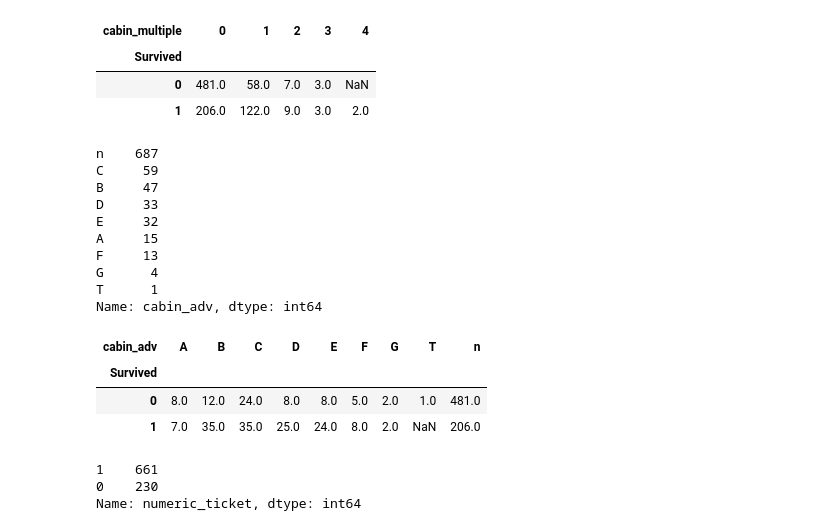
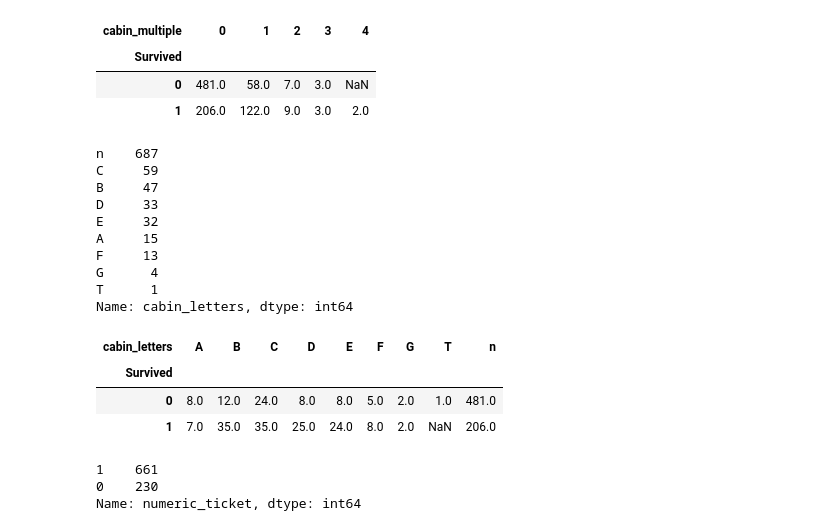
Before and after one commit to JustaKris/Titanic-ML-Kaggle, a Jupyter notebook: notebook/Titanic-Machine-Learning-from-Disaster.ipynb, the cells around one changed output. Drawn from its saved outputs; the diff is of its cells as text; code cells hidden in the pictures.

```diff
--- a/notebook/Titanic-Machine-Learning-from-Disaster.ipynb
+++ b/notebook/Titanic-Machine-Learning-from-Disaster.ipynb
@@ -283,8 +284,8 @@ pd.pivot_table(
 | 1 | 206.0 | 122.0 | 9.0 | 3.0 | 2.0 |
 # %%
 # Creates categories based on the cabin letter (n stands for null). In this case we will treat null values like a separate category.
-train['cabin_adv'] = train.Cabin.apply(lambda x: str(x)[0])
-print(train.cabin_adv.value_counts())
+train['cabin_letters'] = train.Cabin.apply(lambda x: str(x)[0])
+print(train.cabin_letters.value_counts())
 # %% [output]
 n    687
 C     59
@@ -295,18 +296,18 @@ A     15
 F     13
 G      4
 T      1
-Name: cabin_adv, dtype: int64
+Name: cabin_letters, dtype: int64
 # %%
 # Comparing surivial rate by cabin
 pd.pivot_table(
     train,
     index='Survived',
-    columns='cabin_adv',
+    columns='cabin_letters',
     values='Name',
     aggfunc='count'
 )
 # %% [output]
-| cabin_adv | A | B | C | D | E | F | G | T | n |
+| cabin_letters | A | B | C | D | E | F | G | T | n |
 | Survived |  |  |  |  |  |  |  |  |  |
 | 0 | 8.0 | 12.0 | 24.0 | 8.0 | 8.0 | 5.0 | 2.0 | 1.0 | 481.0 |
 | 1 | 7.0 | 35.0 | 35.0 | 25.0 | 24.0 | 8.0 | 2.0 | NaN | 206.0 |
```
Also changed, not shown: parts of 50 cells of this notebook, 10 other files.
